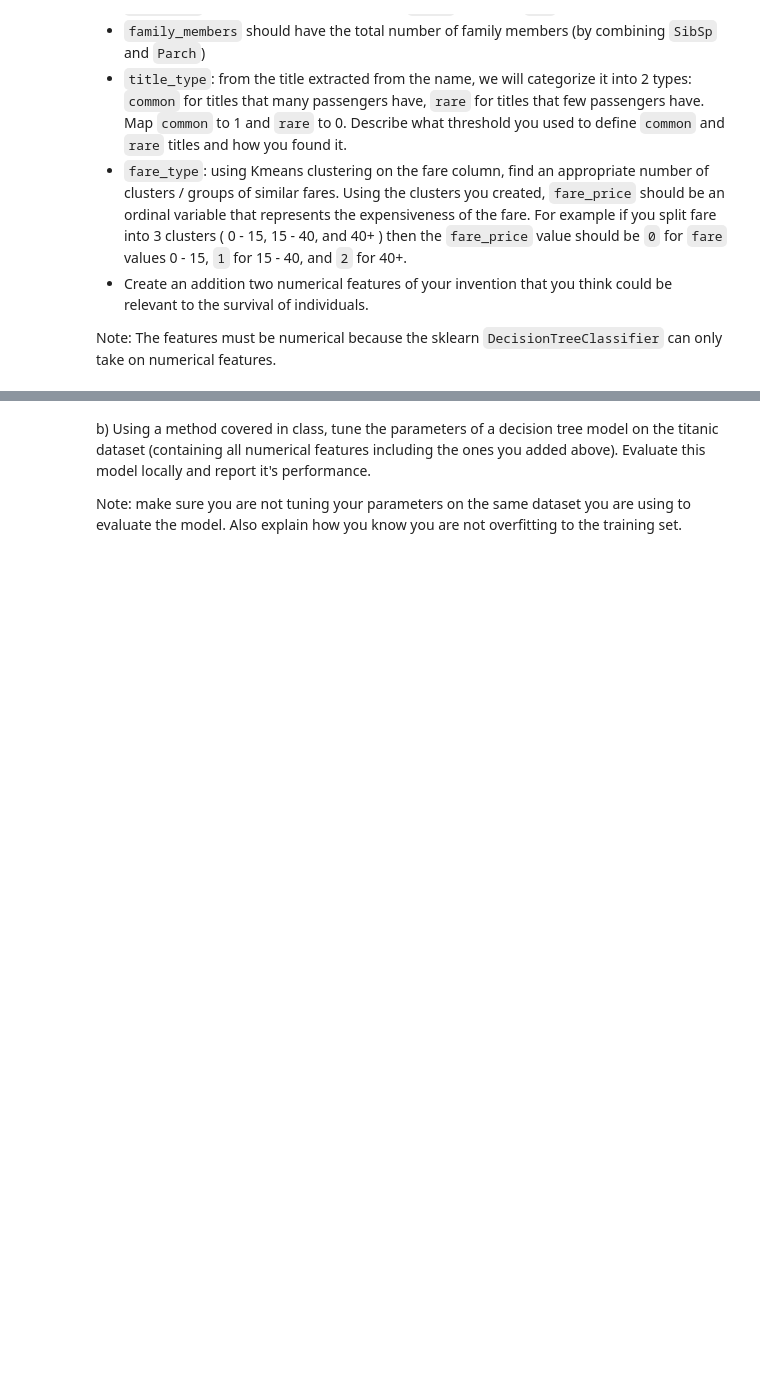
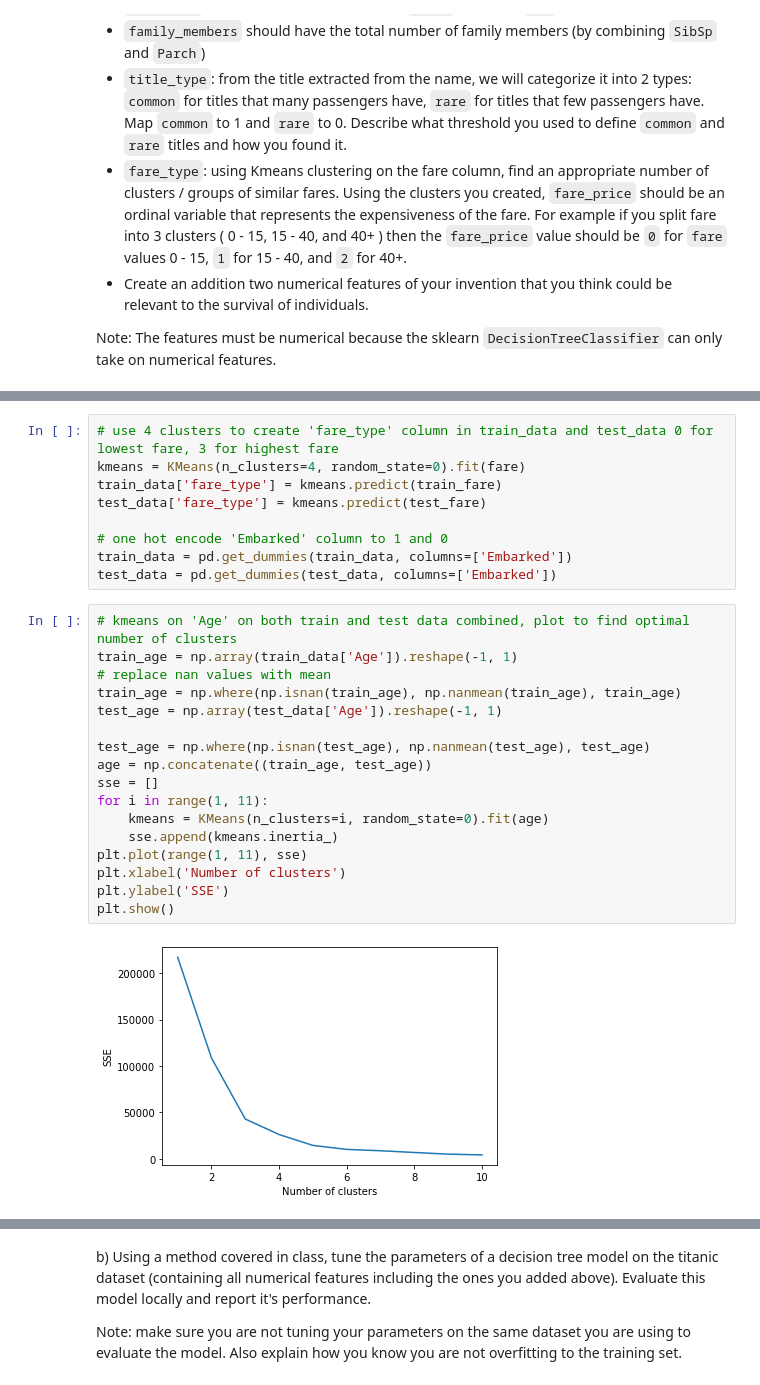
Before and after one commit to tnikas/Data-Science-Fundamentals, a Jupyter notebook: lecture_14/worksheet_14.ipynb, the cells around one changed output, grey strips where cells are left out. Cells and saved outputs as stored; diff of their text form; blank space fills up the shorter version.

```diff
--- a/lecture_14/worksheet_14.ipynb
+++ b/lecture_14/worksheet_14.ipynb
@@ -166,0 +221,28 @@ Note: The features must be numerical because the sklearn `DecisionTreeClassifier
+# %%
+# use 4 clusters to create 'fare_type' column in train_data and test_data 0 for lowest fare, 3 for highest fare
+kmeans = KMeans(n_clusters=4, random_state=0).fit(fare)
+train_data['fare_type'] = kmeans.predict(train_fare)
+test_data['fare_type'] = kmeans.predict(test_fare)
+
+# one hot encode 'Embarked' column to 1 and 0
+train_data = pd.get_dummies(train_data, columns=['Embarked'])
+test_data = pd.get_dummies(test_data, columns=['Embarked'])
+# %%
+# kmeans on 'Age' on both train and test data combined, plot to find optimal number of clusters
+train_age = np.array(train_data['Age']).reshape(-1, 1)
+# replace nan values with mean
+train_age = np.where(np.isnan(train_age), np.nanmean(train_age), train_age)
+test_age = np.array(test_data['Age']).reshape(-1, 1)
+
+test_age = np.where(np.isnan(test_age), np.nanmean(test_age), test_age)
+age = np.concatenate((train_age, test_age))
+sse = []
+for i in range(1, 11):
+    kmeans = KMeans(n_clusters=i, random_state=0).fit(age)
+    sse.append(kmeans.inertia_)
+plt.plot(range(1, 11), sse)
+plt.xlabel('Number of clusters')
+plt.ylabel('SSE')
+plt.show()
+# %% [output]
+[figure, added]
```
Also changed, not shown: parts of 16 cells of this notebook, 1 other file.
